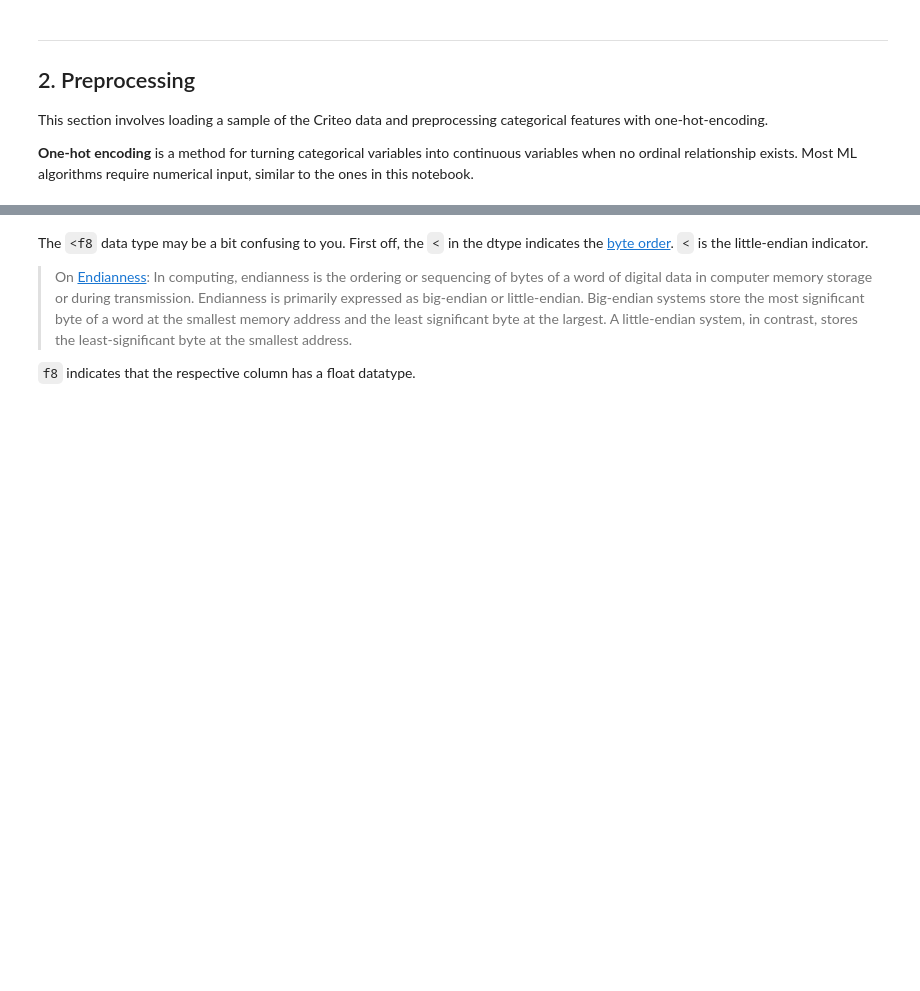
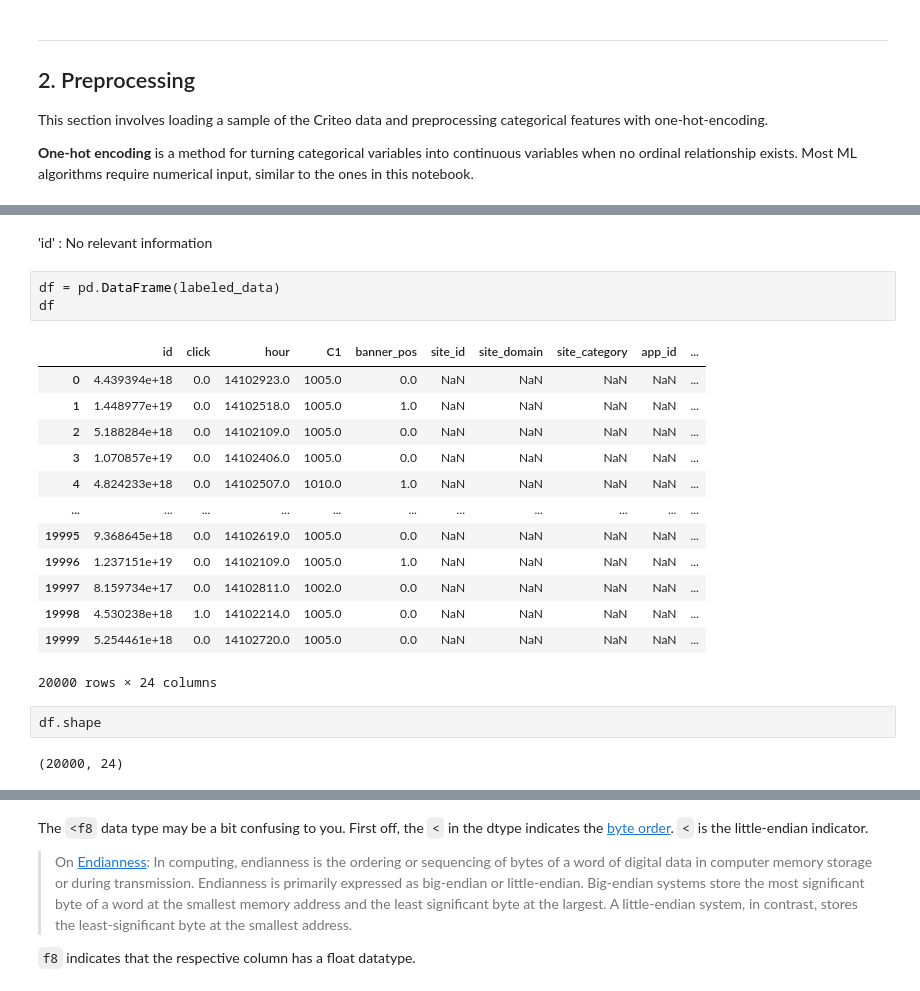
Before and after one commit to Unique-Divine/Click-Through-Rate-Prediction, a Jupyter notebook: CTR Prediction with Stochastic Gradient Descent.ipynb, the cells around one changed output, grey strips where cells are left out. Saved outputs shown, nothing was run; the diff lists cells and outputs as text; blank space fills up the shorter version.

```diff
--- a/CTR Prediction with Stochastic Gradient Descent.ipynb
+++ b/CTR Prediction with Stochastic Gradient Descent.ipynb
@@ -72,0 +148,23 @@ dtype([('id', '<f8'), ('click', '<f8'), ('hour', '<f8'), ('C1', '<f8'), ('banner
+# %% [markdown]
+'id' : No relevant information
+# %%
+df = pd.DataFrame(labeled_data)
+df
+# %% [output]
+|  | id | click | hour | C1 | banner_pos | site_id | site_domain | site_category | app_id | ... |
+| 0 | 4.439394e+18 | 0.0 | 14102923.0 | 1005.0 | 0.0 | NaN | NaN | NaN | NaN | ... |
+| 1 | 1.448977e+19 | 0.0 | 14102518.0 | 1005.0 | 1.0 | NaN | NaN | NaN | NaN | ... |
+| 2 | 5.188284e+18 | 0.0 | 14102109.0 | 1005.0 | 0.0 | NaN | NaN | NaN | NaN | ... |
+| 3 | 1.070857e+19 | 0.0 | 14102406.0 | 1005.0 | 0.0 | NaN | NaN | NaN | NaN | ... |
+| 4 | 4.824233e+18 | 0.0 | 14102507.0 | 1010.0 | 1.0 | NaN | NaN | NaN | NaN | ... |
+| ... | ... | ... | ... | ... | ... | ... | ... | ... | ... | ... |
+| 19995 | 9.368645e+18 | 0.0 | 14102619.0 | 1005.0 | 0.0 | NaN | NaN | NaN | NaN | ... |
+| 19996 | 1.237151e+19 | 0.0 | 14102109.0 | 1005.0 | 1.0 | NaN | NaN | NaN | NaN | ... |
+| 19997 | 8.159734e+17 | 0.0 | 14102811.0 | 1002.0 | 0.0 | NaN | NaN | NaN | NaN | ... |
+| 19998 | 4.530238e+18 | 1.0 | 14102214.0 | 1005.0 | 0.0 | NaN | NaN | NaN | NaN | ... |
+| 19999 | 5.254461e+18 | 0.0 | 14102720.0 | 1005.0 | 0.0 | NaN | NaN | NaN | NaN | ... |
+20000 rows × 24 columns
+# %%
+df.shape
+# %% [output]
+(20000, 24)
```
Also changed, not shown: parts of 19 cells of this notebook.
